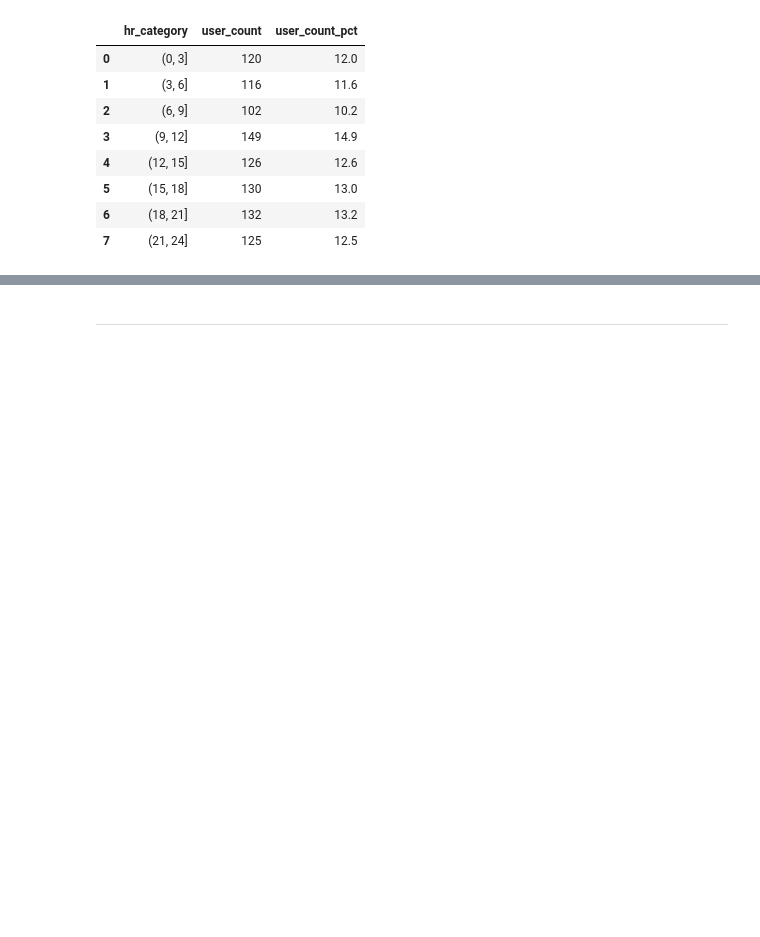
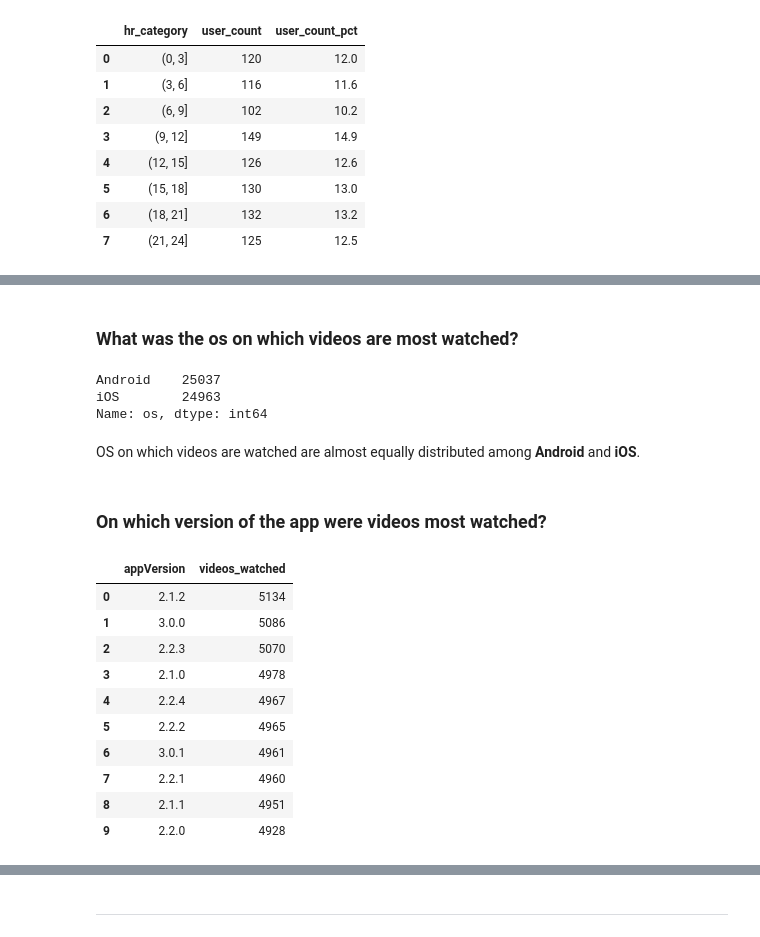
Before and after one commit to tummala-hareesh/krikey_senior_data_analyst, a Jupyter notebook: 1_exploratory_data_analysis_krikey.ipynb, the cells around one changed output, grey strips where cells are left out. Saved outputs shown, nothing was run; the diff lists cells and outputs as text; code cells hidden in the pictures; blank space fills up the shorter version.

```diff
--- a/1_exploratory_data_analysis_krikey.ipynb
+++ b/1_exploratory_data_analysis_krikey.ipynb
@@ -666,0 +826,29 @@ __x__values_original
+# %% [markdown]
+### What was the os on which videos are most watched?
+# %%
+df_watched['os'].value_counts()
+# %% [output]
+Android    25037
+iOS        24963
+Name: os, dtype: int64
+# %% [markdown]
+OS on which videos are watched are almost equally distributed among **Android** and **iOS**.
+# %% [markdown]
+### On which version of the app were videos most watched?
+# %%
+# Table of app version and videos watched
+df_watched_appversion = df_watched['appVersion'].value_counts().reset_index()
+df_watched_appversion.columns = ['appVersion', 'videos_watched']
+df_watched_appversion
+# %% [output]
+|  | appVersion | videos_watched |
+| 0 | 2.1.2 | 5134 |
+| 1 | 3.0.0 | 5086 |
+| 2 | 2.2.3 | 5070 |
+| 3 | 2.1.0 | 4978 |
+| 4 | 2.2.4 | 4967 |
+| 5 | 2.2.2 | 4965 |
+| 6 | 3.0.1 | 4961 |
+| 7 | 2.2.1 | 4960 |
+| 8 | 2.1.1 | 4951 |
+| 9 | 2.2.0 | 4928 |
```
Also changed, not shown: parts of 60 cells of this notebook, 2 other files.
